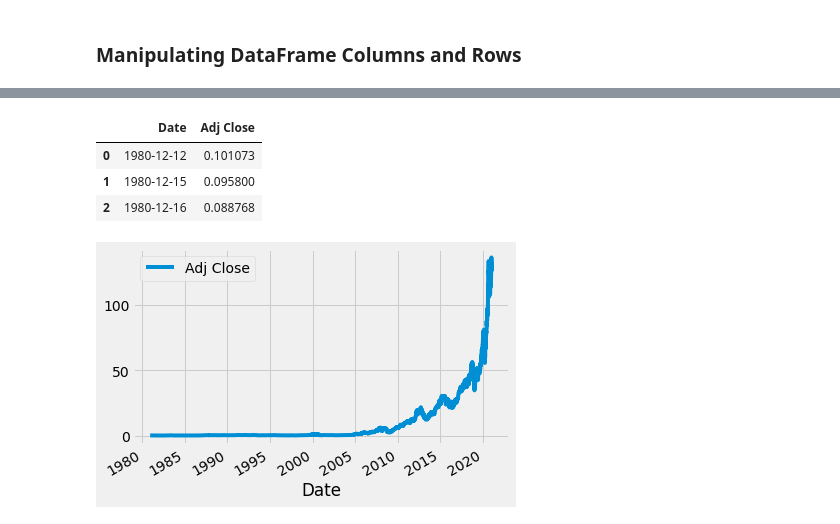
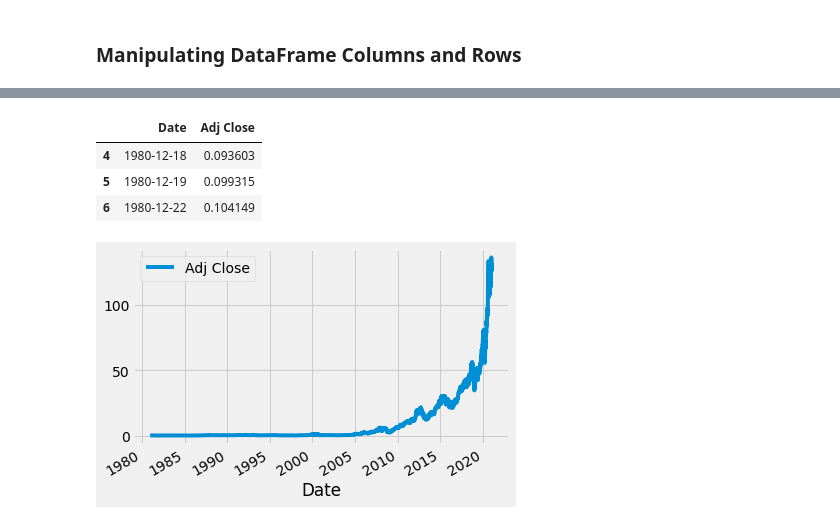
Before and after one commit to yuchild/tech_stocks_with_pandas, a Jupyter notebook: eda.ipynb, the cells around one changed output, grey strips where cells are left out. Drawn from its saved outputs; the diff is of its cells as text; code cells hidden in the pictures.

```diff
--- a/eda.ipynb
+++ b/eda.ipynb
@@ -167,7 +171,9 @@ aapl_web.head(3)
 aapl_web['Daily OC % Change'] = (aapl_web['Daily Close'] - aapl_web['Daily Open']) / aapl_web['Daily Open'] * 100
 aapl_web['Daily HL % Change'] = (aapl_web['Daily High'] - aapl_web['Daily Low']) / aapl_web['Daily Low'] * 100
 aapl_web['Interday % Change'] = aapl_web['Adj Close'].pct_change()
-aapl_web.head(3)
+aapl_web['5 Day Avg Adj Close'] = aapl_web['Adj Close'].rolling(5).mean()
+aapl_web['5 Day Avg Std Adj Close'] = aapl_web['Adj Close'].rolling(5).std()
+aapl_web.head(10)
 # %% [output]
 |  | Date | Daily High | Daily Low | Daily Open | Daily Close | Daily Volume | Adj Close | Daily OC % Change | ... |
 | 0 | 1980-12-12 | 0.128906 | 0.128348 | 0.128348 | 0.128348 | 469033600.0 | 0.101073 | 0.000000 | ... |
@@ -175,0 +189,3 @@ aapl_web.head(3)
+# %%
+aapl_web.dropna(axis=0, inplace=True)
+aapl_web.head(10)
@@ -176,12 +208,12 @@ aapl_web.head(3)
 # %%
 # Use specific columns
-aapl_use = aapl_web[['Date', 'Adj Close']]
+aapl_use = aapl_web[['Date', 'Adj Close']].copy()
 aapl_use.head(3)
 # %% [output]
 |  | Date | Adj Close |
-| 0 | 1980-12-12 | 0.101073 |
-| 1 | 1980-12-15 | 0.095800 |
-| 2 | 1980-12-16 | 0.088768 |
+| 4 | 1980-12-18 | 0.093603 |
+| 5 | 1980-12-19 | 0.099315 |
+| 6 | 1980-12-22 | 0.104149 |
 # %%
 aapl_use.plot(x='Date'
               , y='Adj Close'
```
Also changed, not shown: parts of 21 cells of this notebook.
